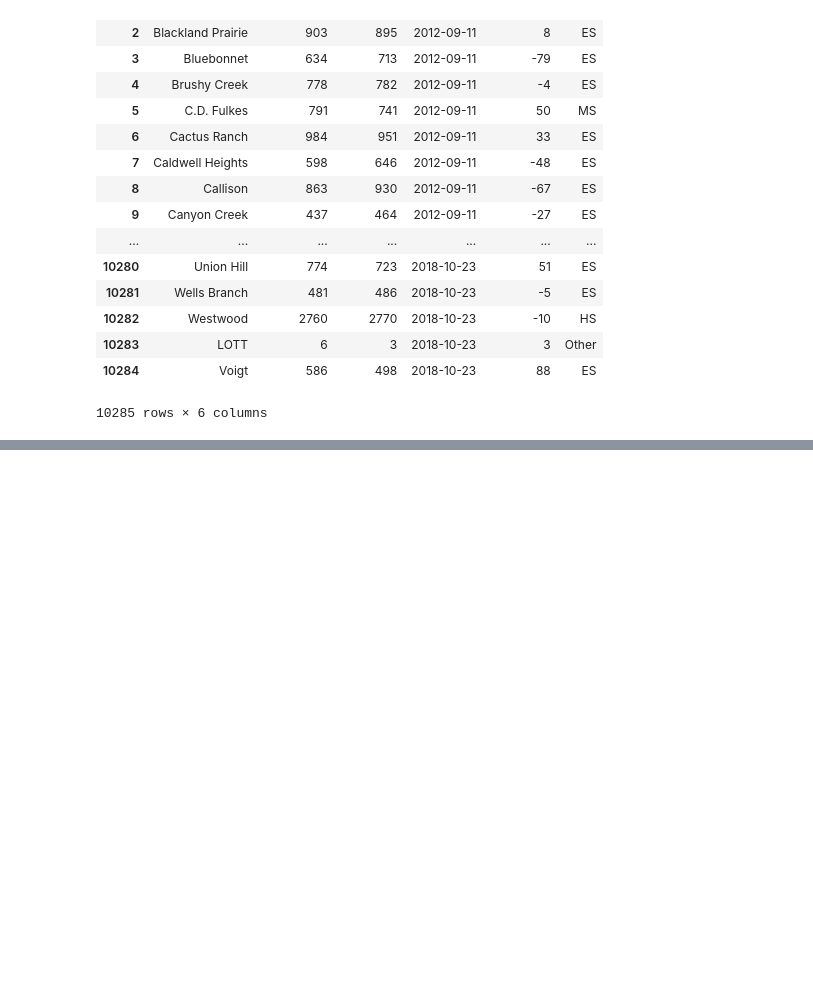
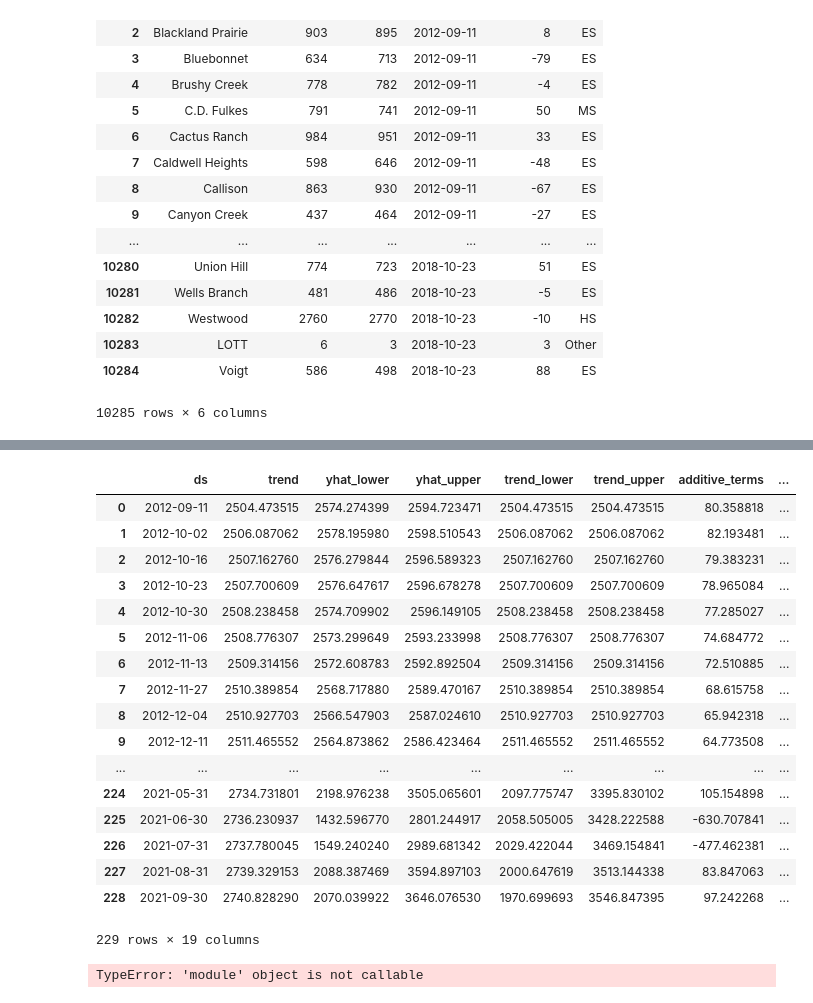
Before and after one commit to slee279/rrisd, a Jupyter notebook: Untitled.ipynb, the cells around one changed output, grey strips where cells are left out. Drawn from its saved outputs; the diff is of its cells as text; code cells hidden in the pictures; blank space fills up the shorter version.

```diff
--- a/Untitled.ipynb
+++ b/Untitled.ipynb
@@ -527,0 +608,21 @@ combined
+# %%
+com_forecast
+# %% [output]
+|  | ds | trend | yhat_lower | yhat_upper | trend_lower | trend_upper | additive_terms | ... |
+| 0 | 2012-09-11 | 2504.473515 | 2574.274399 | 2594.723471 | 2504.473515 | 2504.473515 | 80.358818 | ... |
+| 1 | 2012-10-02 | 2506.087062 | 2578.195980 | 2598.510543 | 2506.087062 | 2506.087062 | 82.193481 | ... |
+| 2 | 2012-10-16 | 2507.162760 | 2576.279844 | 2596.589323 | 2507.162760 | 2507.162760 | 79.383231 | ... |
+| 3 | 2012-10-23 | 2507.700609 | 2576.647617 | 2596.678278 | 2507.700609 | 2507.700609 | 78.965084 | ... |
+| 4 | 2012-10-30 | 2508.238458 | 2574.709902 | 2596.149105 | 2508.238458 | 2508.238458 | 77.285027 | ... |
+| 5 | 2012-11-06 | 2508.776307 | 2573.299649 | 2593.233998 | 2508.776307 | 2508.776307 | 74.684772 | ... |
+| 6 | 2012-11-13 | 2509.314156 | 2572.608783 | 2592.892504 | 2509.314156 | 2509.314156 | 72.510885 | ... |
+| 7 | 2012-11-27 | 2510.389854 | 2568.717880 | 2589.470167 | 2510.389854 | 2510.389854 | 68.615758 | ... |
+| 8 | 2012-12-04 | 2510.927703 | 2566.547903 | 2587.024610 | 2510.927703 | 2510.927703 | 65.942318 | ... |
+| 9 | 2012-12-11 | 2511.465552 | 2564.873862 | 2586.423464 | 2511.465552 | 2511.465552 | 64.773508 | ... |
+| ... | ... | ... | ... | ... | ... | ... | ... | ... |
+| 224 | 2021-05-31 | 2734.731801 | 2198.976238 | 3505.065601 | 2097.775747 | 3395.830102 | 105.154898 | ... |
+| 225 | 2021-06-30 | 2736.230937 | 1432.596770 | 2801.244917 | 2058.505005 | 3428.222588 | -630.707841 | ... |
+| 226 | 2021-07-31 | 2737.780045 | 1549.240240 | 2989.681342 | 2029.422044 | 3469.154841 | -477.462381 | ... |
+| 227 | 2021-08-31 | 2739.329153 | 2088.387469 | 3594.897103 | 2000.647619 | 3513.144338 | 83.847063 | ... |
+| 228 | 2021-09-30 | 2740.828290 | 2070.039922 | 3646.076530 | 1970.699693 | 3546.847395 | 97.242268 | ... |
+229 rows × 19 columns
@@ -527,0 +633,4 @@ combined
+# %%
+dd.data_context()
+# %% [output]
+TypeError: 'module' object is not callable
```
Also changed, not shown: parts of 15 cells of this notebook, 4 other files.
